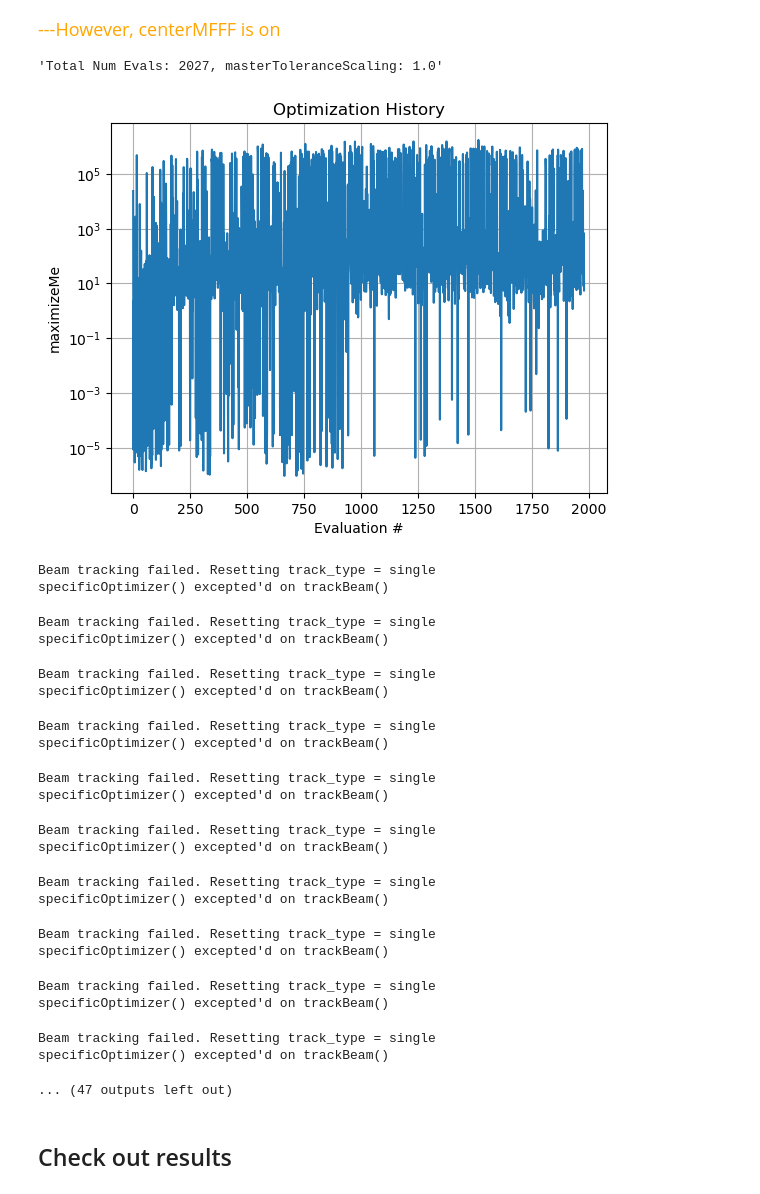
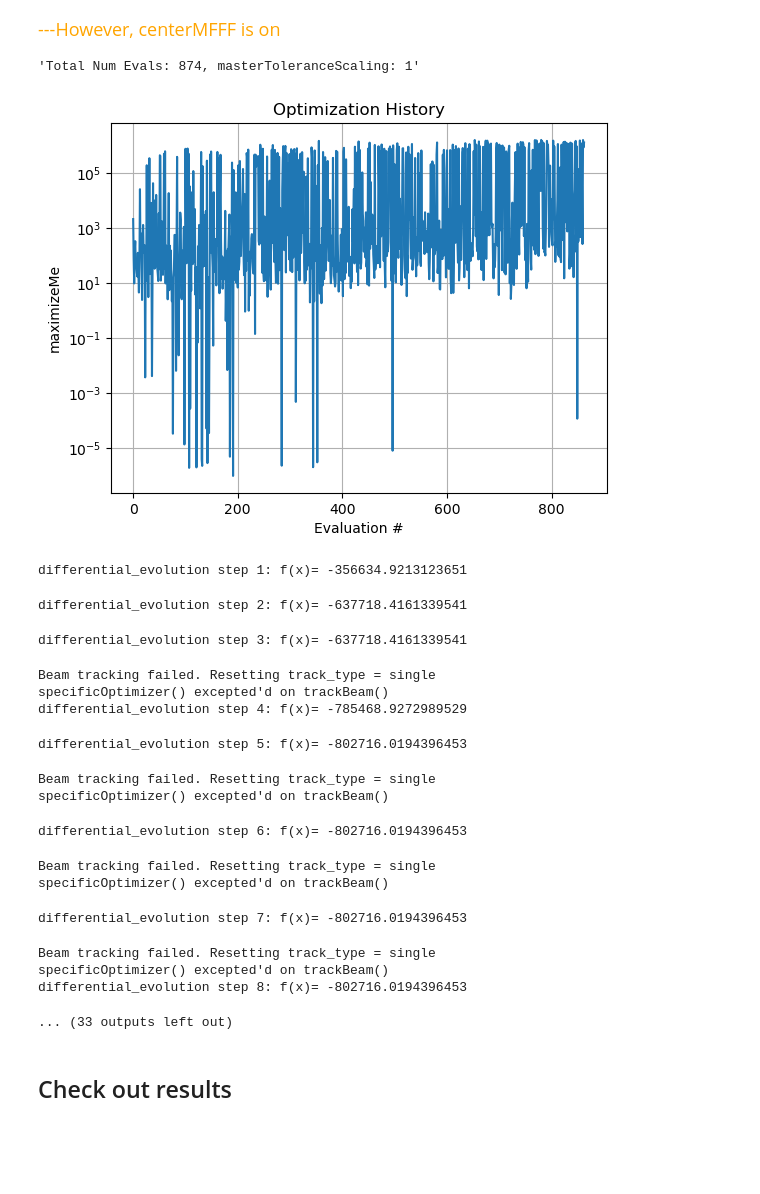
Before and after one commit to slaclab/FACET2-Bmad-PyTao, a Jupyter notebook: Generalized optimizer.ipynb, the cells around one changed output. Cells and saved outputs as stored; diff of their text form; code cells hidden in the pictures; blank space fills up the shorter version.

```diff
--- a/Generalized optimizer.ipynb
+++ b/Generalized optimizer.ipynb
@@ -50,7 +50,7 @@ targetBunchSpacing = 150e-6
 #masterToleranceScaling = 1.0 #Higher is looser; generally tighten for early sims and loosen for refinement
 masterToleranceScalingStart = 1
 masterToleranceScalingEnd = masterToleranceScalingStart
-masterToleranceScalingEvolutionSteps = 5000
+masterToleranceScalingEvolutionSteps = 500
 masterToleranceScaling = masterToleranceScalingStart
 
 stageOneOptimization    = 0  # Disabling transverse terms and length limits, per https://docs.google.com/presentation/d/1b6WoEwmDz5cA0fm9FbbGiZoMwBcbCNNNCsD7JiFDxRc/edit#slide=id.g2f91233284b_0_0
@@ -570,11 +570,11 @@ optimizationType = "differentialEvolution" #Classic, standard for exploration
 match optimizationType:
 
     case "differentialEvolution":
-        totalPopSize = 50            # Total population size
+        totalPopSize = 20            # Total population size
         numDimensions = len(bounds)  # Number of parameters
 
-        initializationType = "uniform"
-        #initializationType = "normal"
+        #initializationType = "uniform"
+        initializationType = "normal"
 
         match initializationType:
 
@@ -669,56 +669,52 @@ match optimizationType:
 
         #Initial point(s) to check
         optimizer.probe(
             params={key: importedDefaultSettings[key] for key in pbounds.keys()},
             lazy=True,
         )
 
         #Refer to https://bayesian-optimization.github.io/BayesianOptimization/exploitation_vs_exploration.html
         #and https://github.com/bayesian-optimization/BayesianOptimization/blob/master/bayes_opt/bayesian_optimization.py
         boInitialKappa = 10 + 0*10.
         boFinalKappa = 1e-6 + 0*0.1
         boNumIter = 2000
         boKappaDecay = (boFinalKappa / boInitialKappa)**(1/boNumIter)
 
         acquisition_function = bayes_opt.util.UtilityFunction(
                                            kind='ucb',
                                            kappa=boInitialKappa,         #Default 2.576
                                            xi=0.0,              #Default 0
                                            kappa_decay=boKappaDecay,       #Default 0
                                            kappa_decay_delay=0  #Default 0
                                         )
 
         optimizer.maximize(
             init_points=200, #Initial, random points. Unwise to omit. "Often, 2*dim to 5*dim random points are recommended before switching to model-driven exploration."
             n_iter=boNumIter,
             acquisition_function=acquisition_function
         )
 
 print(problem.history)
 # %% [output]
-'Total Num Evals: 2027, masterToleranceScaling: 1.0'
+'Total Num Evals: 874, masterToleranceScaling: 1'
-[figure, old version]
+[figure, new version]
-Beam tracking failed. Resetting track_type = single
-specificOptimizer() excepted'd on trackBeam()
+differential_evolution step 1: f(x)= -356634.9213123651
-Beam tracking failed. Resetting track_type = single
-specificOptimizer() excepted'd on trackBeam()
+differential_evolution step 2: f(x)= -637718.4161339541
-Beam tracking failed. Resetting track_type = single
-specificOptimizer() excepted'd on trackBeam()
+differential_evolution step 3: f(x)= -637718.4161339541
 Beam tracking failed. Resetting track_type = single
 specificOptimizer() excepted'd on trackBeam()
+differential_evolution step 4: f(x)= -785468.9272989529
-Beam tracking failed. Resetting track_type = single
-specificOptimizer() excepted'd on trackBeam()
+differential_evolution step 5: f(x)= -802716.0194396453
 Beam tracking failed. Resetting track_type = single
 specificOptimizer() excepted'd on trackBeam()
-Beam tracking failed. Resetting track_type = single
-specificOptimizer() excepted'd on trackBeam()
+differential_evolution step 6: f(x)= -802716.0194396453
 Beam tracking failed. Resetting track_type = single
 specificOptimizer() excepted'd on trackBeam()
-Beam tracking failed. Resetting track_type = single
-specificOptimizer() excepted'd on trackBeam()
+differential_evolution step 7: f(x)= -802716.0194396453
 Beam tracking failed. Resetting track_type = single
 specificOptimizer() excepted'd on trackBeam()
+differential_evolution step 8: f(x)= -802716.0194396453
-... (47 outputs left out)
+... (33 outputs left out)
 # %% [markdown]
 ## Check out results
 # %%
```
Also changed, not shown: parts of 1 cell of this notebook, 25 other files.
